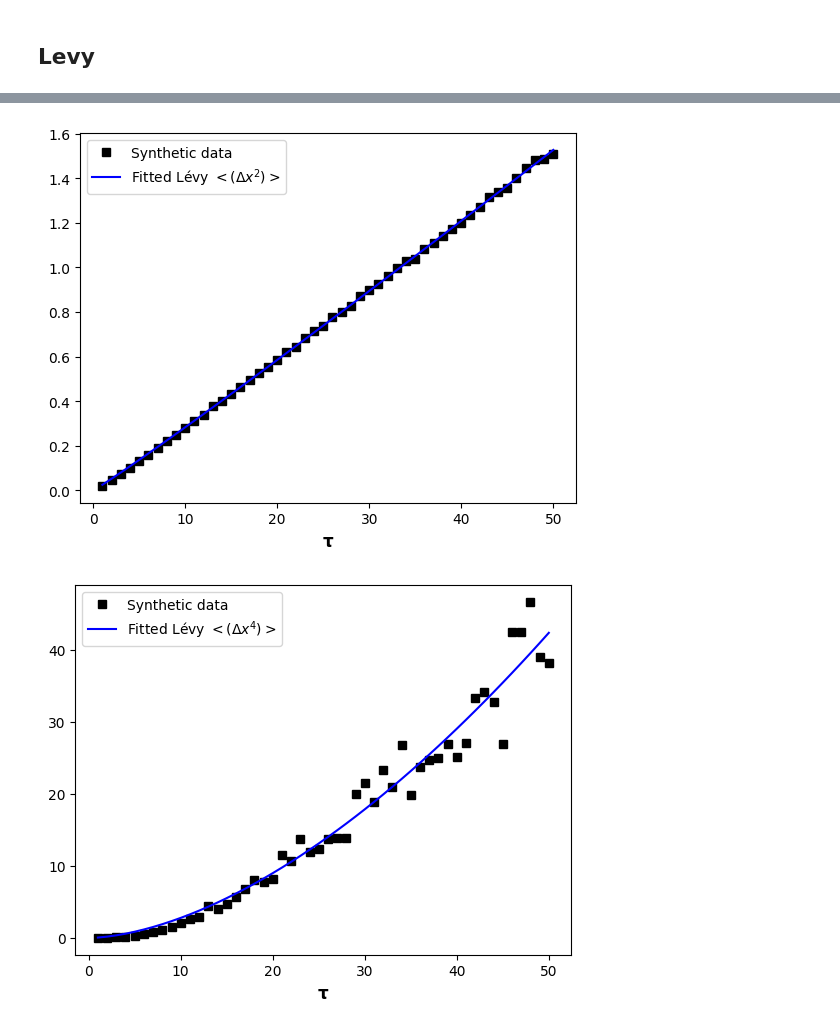
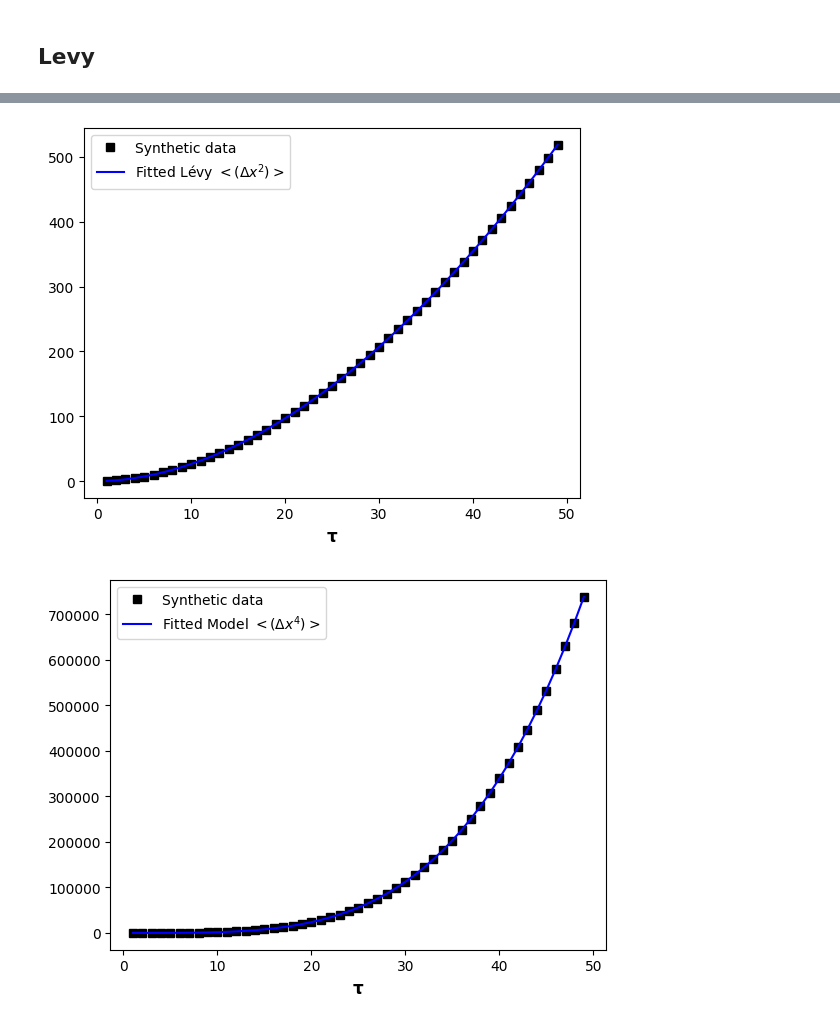
Before and after one commit to shailendrabhandari/IntLevPy, a Jupyter notebook: example.ipynb, the cells around one changed output, grey strips where cells are left out. Saved outputs shown, nothing was run; the diff lists cells and outputs as text; code cells hidden in the pictures.

```diff
--- a/example.ipynb
+++ b/example.ipynb
@@ -121,13 +121,13 @@ popt_x_diff = result_diff.x
 x_intermittent, y_intermittent = intermittent2(nt=1000000, dt=1, mean_bal_sac=g_v0, diffusion=g_D, rate21=g_lambda_B, rate12=g_lambda_D)
 x_levy, y_levy, _ = levy_flight_2D_2(n_redirections=1000000, n_max=1000000, lalpha=1.5, tmin=1, measuring_dt=1)
 def calculate_moments(data, tau_list):
-    ldx2 = []
-    ldx4 = []
+    dx2 = []
+    dx4 = []
     for tau in tau_list:
-        ldx = np.diff(data[::tau])
-        ldx2.append(np.mean(ldx**2))
-        ldx4.append(np.mean(ldx**4))
-    return np.array(ldx2), np.array(ldx4)
+        dx = np.diff(data[::tau])
+        dx2.append(np.mean(dx**2))
+        dx4.append(np.mean(dx**4))
+    return np.array(dx2), np.array(dx4)
 dx2_intermittent, dx4_intermittent = calculate_moments(x_intermittent, tau_list)
 dx2_levy, dx4_levy = calculate_moments(x_levy, tau_list)
 # %% [output]
@@ -447,23 +348,17 @@ plt.show()
 # %%
-# Plot and save the best fits
-
-plt.plot(tau_list, best_fit_2['data'], 'ks', alpha=1, label='Synthetic data')
-#plt.plot(tau_list, dx2_levy, label='Lévy $<(Δx^2)>$')
-plt.plot(tau_list, mom2_model(tau_list, *best_fit_2['params']), color = "blue", label='Fitted Lévy $<(Δx^2)>$')
-plt.xlabel(r'$\mathbf{\tau}$', fontsize=12)
+plt.plot(tau_list, dx2, 'ks', alpha=1, label='Synthetic data')
+plt.plot(tau_list, mom2_model(tau_list, *popt_dx2), label='Fitted Lévy $<(Δx^2)>$',color ='blue')
+plt.xlabel(r'$\mathbf{\tau}$', fontsize=12, fontweight = 'bold')
 plt.legend()
-plt.savefig('bestlevy_fit_2.pdf')
 plt.show()
 # %% [output]
-[figure, old version]
+[figure, new version]
 # %%
-
-plt.plot(tau_list, best_fit_4['data'], 'ks', alpha=1, label='Synthetic data')
-plt.plot(tau_list, mom4_model(tau_list, *best_fit_4['params']), color = "blue", label='Fitted Lévy $<(Δx^4)>$')
-plt.xlabel(r'$\mathbf{\tau}$', fontsize=12)
+plt.plot(tau_list, dx4, 'ks', alpha=1, label='Synthetic data')
+plt.plot(tau_list, mom4_model(tau_list, *popt_dx4), label='Fitted Model $<(Δx^4)>$',color ='blue')
+plt.xlabel(r'$\mathbf{\tau}$', fontsize=12,fontweight = 'bold')
 plt.legend()
-plt.savefig('best_fitlevy_4.pdf')
-
+#plt.savefig("bestlevy_fit_4.pdf")
 plt.show()
 # %% [output]
-[figure, old version]
+[figure, new version]
```
Also changed, not shown: parts of 11 cells of this notebook, 5 other files.
